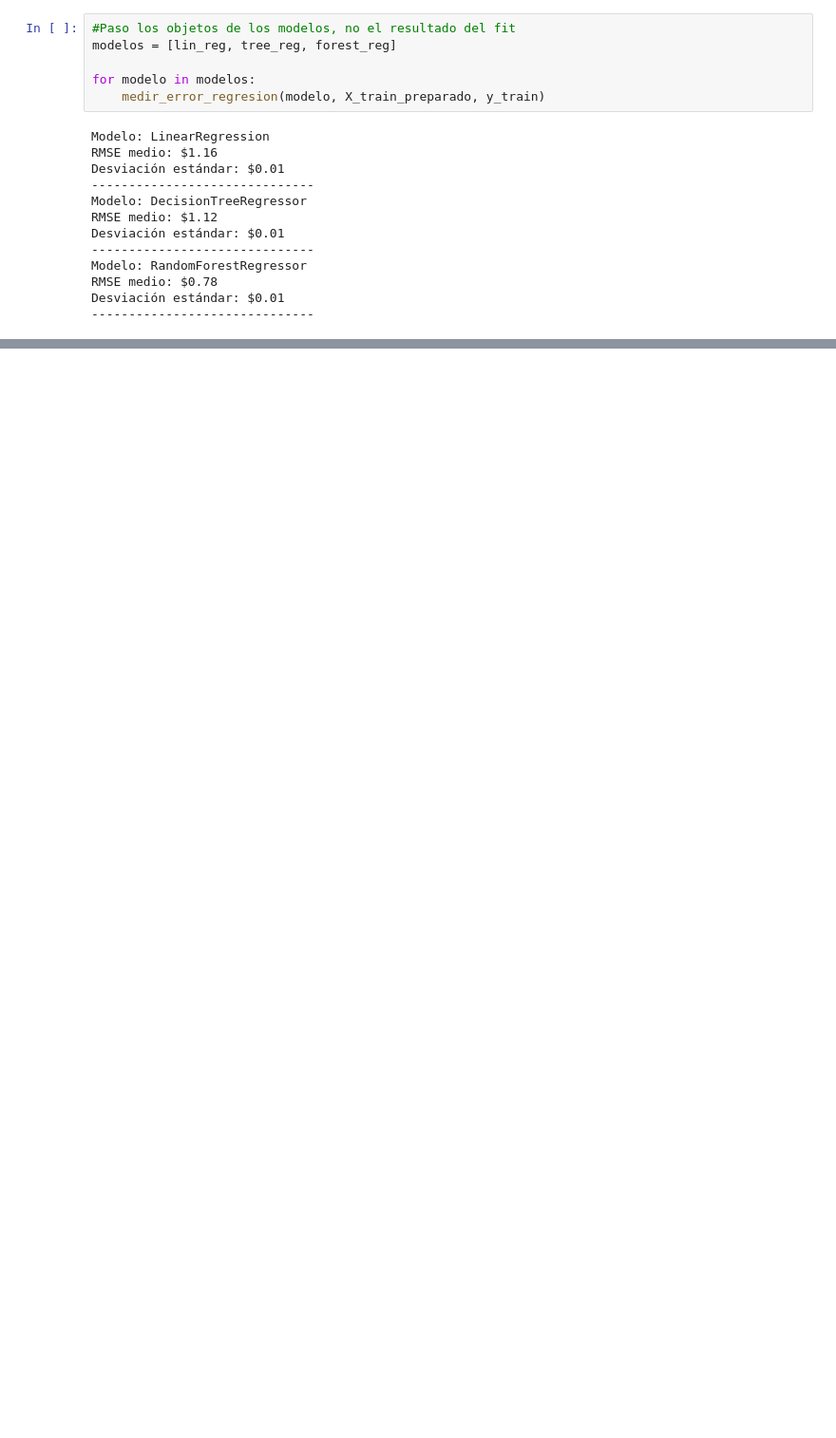
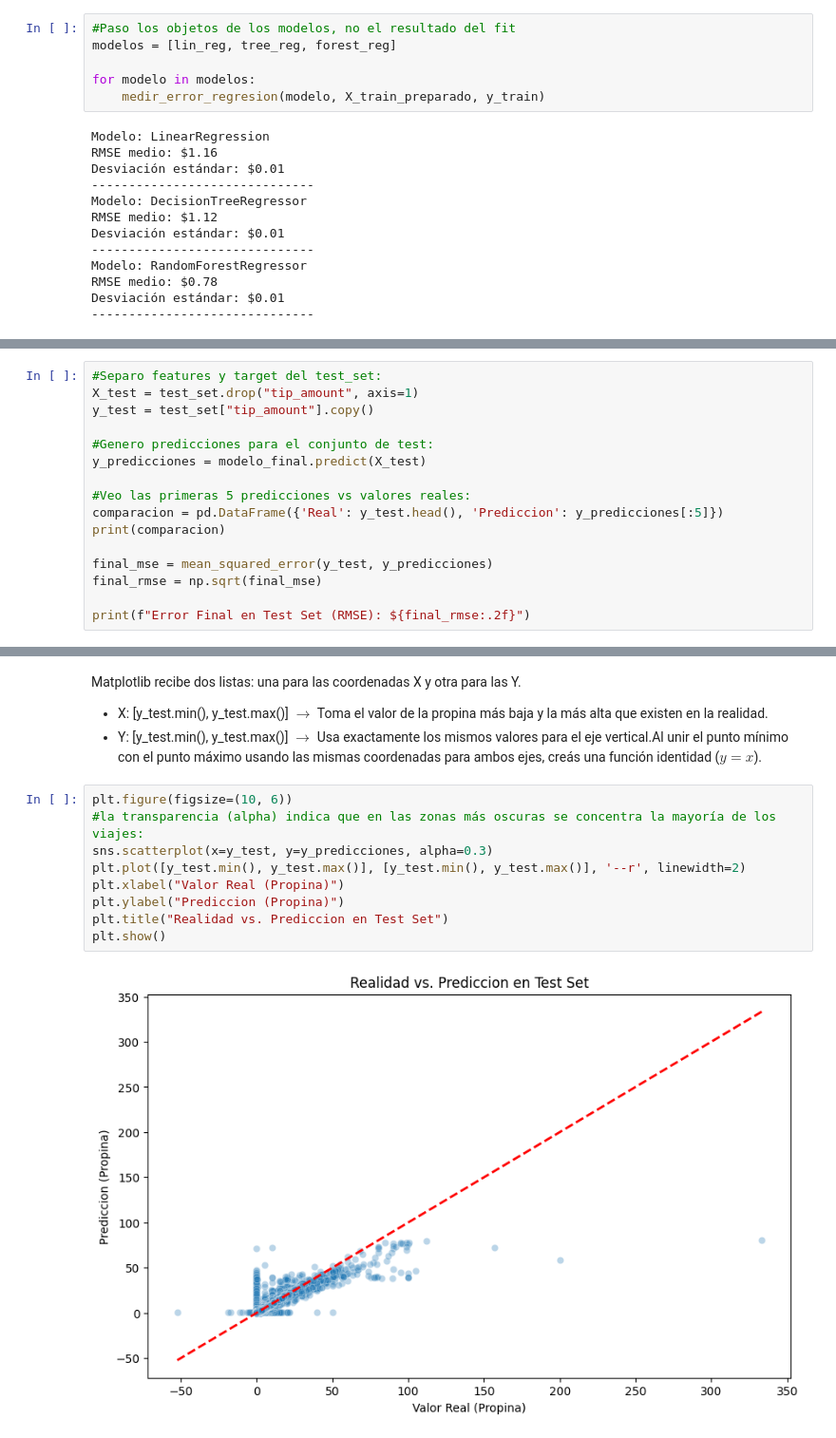
Before and after one commit to JnDecibe/taxis-nyc, a Jupyter notebook: notebook/taxis_NYC.ipynb, the cells around one changed output, grey strips where cells are left out. Shown at 95% size. Saved outputs shown, nothing was run; the diff lists cells and outputs as text; blank space fills up the shorter version.

```diff
--- a/notebook/taxis_NYC.ipynb
+++ b/notebook/taxis_NYC.ipynb
@@ -470,0 +444,16 @@ joblib.dump(modelo_final, ruta_destino)
+# %%
+#Separo features y target del test_set:
+X_test = test_set.drop("tip_amount", axis=1)
+y_test = test_set["tip_amount"].copy()
+
+#Genero predicciones para el conjunto de test:
+y_predicciones = modelo_final.predict(X_test)
+
+#Veo las primeras 5 predicciones vs valores reales:
+comparacion = pd.DataFrame({'Real': y_test.head(), 'Prediccion': y_predicciones[:5]})
+print(comparacion)
+
+final_mse = mean_squared_error(y_test, y_predicciones)
+final_rmse = np.sqrt(final_mse)
+
+print(f"Error Final en Test Set (RMSE): ${final_rmse:.2f}")
@@ -470,0 +487,15 @@ joblib.dump(modelo_final, ruta_destino)
+# %% [markdown]
+Matplotlib recibe dos listas: una para las coordenadas X y otra para las Y.
+- X: [y_test.min(), y_test.max()] $\rightarrow$ Toma el valor de la propina más baja y la más alta que existen en la realidad.
+- Y: [y_test.min(), y_test.max()] $\rightarrow$ Usa exactamente los mismos valores para el eje vertical.Al unir el punto mínimo con el punto máximo usando las mismas coordenadas para ambos ejes, creás una función identidad ($y = x$).
+# %%
+plt.figure(figsize=(10, 6))
+#la transparencia (alpha) indica que en las zonas más oscuras se concentra la mayoría de los viajes:
+sns.scatterplot(x=y_test, y=y_predicciones, alpha=0.3)
+plt.plot([y_test.min(), y_test.max()], [y_test.min(), y_test.max()], '--r', linewidth=2)
+plt.xlabel("Valor Real (Propina)")
+plt.ylabel("Prediccion (Propina)")
+plt.title("Realidad vs. Prediccion en Test Set")
+plt.show()
+# %% [output]
+[figure, added]
```
Also changed, not shown: parts of 46 cells of this notebook.
